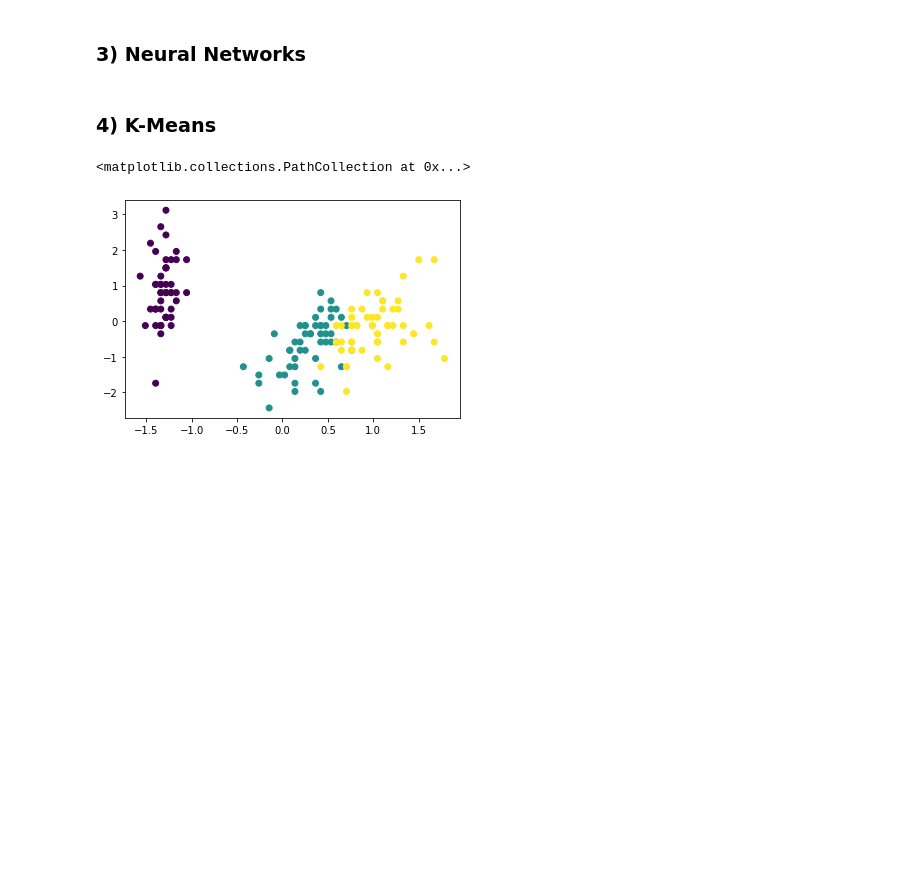
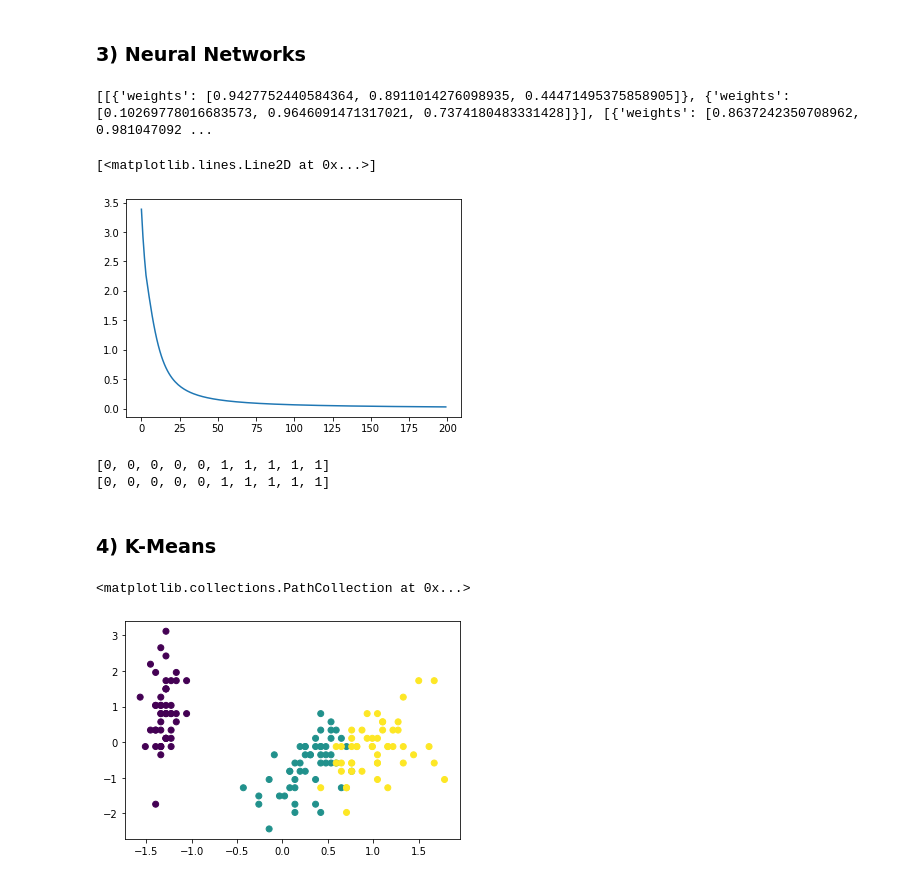
Before and after one commit to Romario-Stankovic/MachineLearningModels, a Jupyter notebook: exam.ipynb, the cells around one changed output. Drawn from its saved outputs; the diff is of its cells as text; code cells hidden in the pictures; blank space fills up the shorter version.

Commit message:
Initial NeuralNetwork implementation

```diff
--- a/exam.ipynb
+++ b/exam.ipynb
@@ -409,2 +410,16 @@ print(sum(y_pred == y_test) / len(y_test))
+# %%
+def dot_product(weights, input_data):
+    """
+    Perform the forward pass through the network
+    """
+
+    # grab the bias term (the last element in the list)
+    z = weights[-1]
+
+    for i in range(len(weights)-1):
+        # z = (weight_{i} * input_data_{i}) + bias
+        z += weights[i] * input_data[i]
+
+    return z
 # %% [markdown]
 ### 3) Neural Networks
@@ -411,3 +555,41 @@ print(sum(y_pred == y_test) / len(y_test))
+# %%
+dataset = [[2.7,2.5,0],
+           [1.4,2.3,0],
+           [3.3,4.4,0],
+           [1.3,1.8,0],
+           [3.0,3.0,0],
+           [7.6,2.7,1],
+           [5.3,2.0,1],
+           [6.9,1.7,1],
+           [8.6,1.0,1],
+           [7.6,3.5,1]]
+# %%
+n_inputs = len(dataset[0]) - 1 # Number of features
+n_hidden = 2
+n_outputs = len(set([row[-1] for row in dataset])) # Number of classes
+
+model = NeuralNetwork(n_inputs, n_hidden, n_outputs, iterations=200, learning_rate=0.5)
+
+print(model.network)
+# %% [output]
+[[{'weights': [0.9427752440584364, 0.8911014276098935, 0.44471495375858905]}, {'weights': [0.10269778016683573, 0.9646091471317021, 0.7374180483331428]}], [{'weights': [0.8637242350708962, 0.981047092 ...
+# %%
+model.fit(dataset)
+# %%
+costs = model.costs
+
+plt.plot(costs)
+# %% [output]
+[<matplotlib.lines.Line2D at 0x...>]
+[figure, added]
+# %%
+y_pred = model.predict(dataset)
+
+print(y_pred)
+print([row[-1] for row in dataset])
+# %% [output]
+[0, 0, 0, 0, 0, 1, 1, 1, 1, 1]
+[0, 0, 0, 0, 0, 1, 1, 1, 1, 1]
 # %% [markdown]
 ### 4) K-Means
 # %%
```
Also changed, not shown: parts of 8 cells of this notebook.
